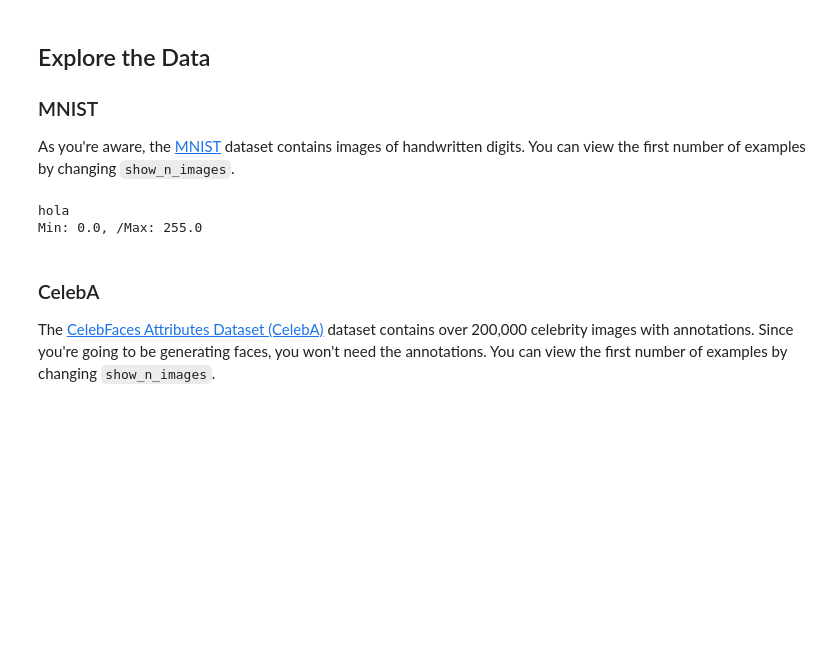
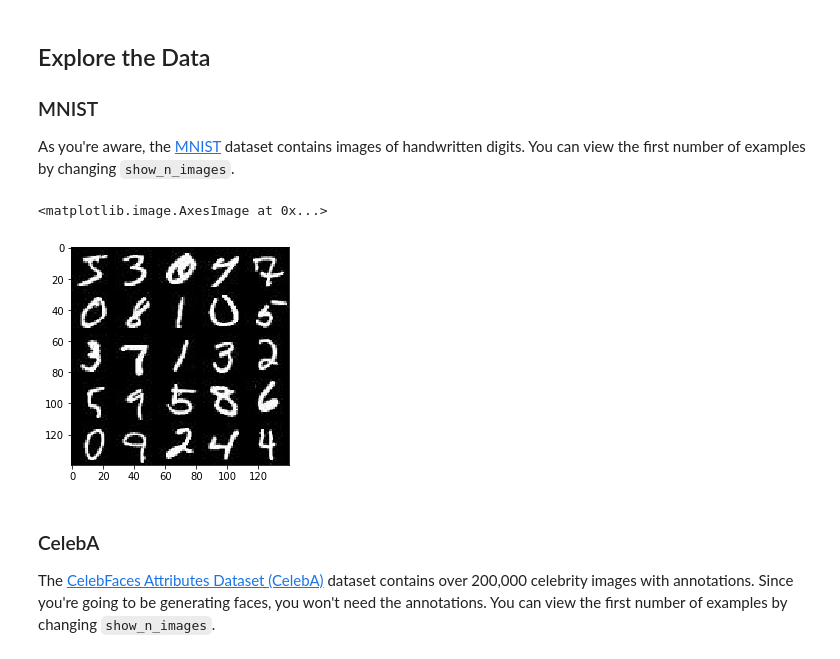
Before and after one commit to marceljanerfont/dlnd, a Jupyter notebook: face_generation/dlnd_face_generation.ipynb, the cells around one changed output. Saved outputs shown, nothing was run; the diff lists cells and outputs as text; code cells hidden in the pictures; blank space fills up the shorter version.

```diff
--- a/face_generation/dlnd_face_generation.ipynb
+++ b/face_generation/dlnd_face_generation.ipynb
@@ -33,23 +33,20 @@ Found celeba Data
 ### MNIST
 As you're aware, the [MNIST](http://yann.lecun.com/exdb/mnist/) dataset contains images of handwritten digits. You can view the first number of examples by changing `show_n_images`.
 # %%
-import numpy as np
 show_n_images = 25
 """
 DON'T MODIFY ANYTHING IN THIS CELL
 """
 %matplotlib inline
 import os
 from glob import glob
 from matplotlib import pyplot
 
 mnist_images = helper.get_batch(glob(os.path.join(data_dir, 'mnist/*.jpg'))[:show_n_images], 28, 28, 'L')
-image = mnist_images[0]
-print("Min: {}, /Max: {}".format(np.min(image), np.max(image)))
-#pyplot.imshow(helper.images_square_grid(mnist_images, 'L'), cmap='gray')
+pyplot.imshow(helper.images_square_grid(mnist_images, 'L'), cmap='gray')
 # %% [output]
-hola
-Min: 0.0, /Max: 255.0
+<matplotlib.image.AxesImage at 0x...>
+[figure, added]
 # %% [markdown]
 ### CelebA
 The [CelebFaces Attributes Dataset (CelebA)](http://mmlab.ie.cuhk.edu.hk/projects/CelebA.html) dataset contains over 200,000 celebrity images with annotations.  Since you're going to be generating faces, you won't need the annotations.  You can view the first number of examples by changing `show_n_images`.
```
Also changed, not shown: parts of 5 cells of this notebook, 1 other file.
